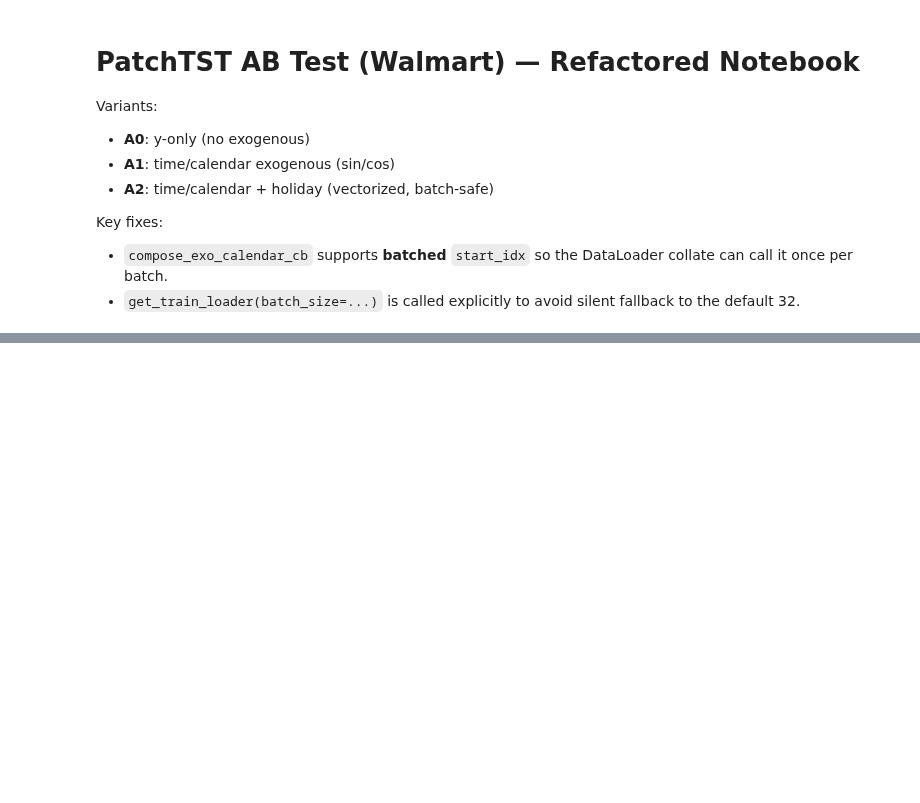
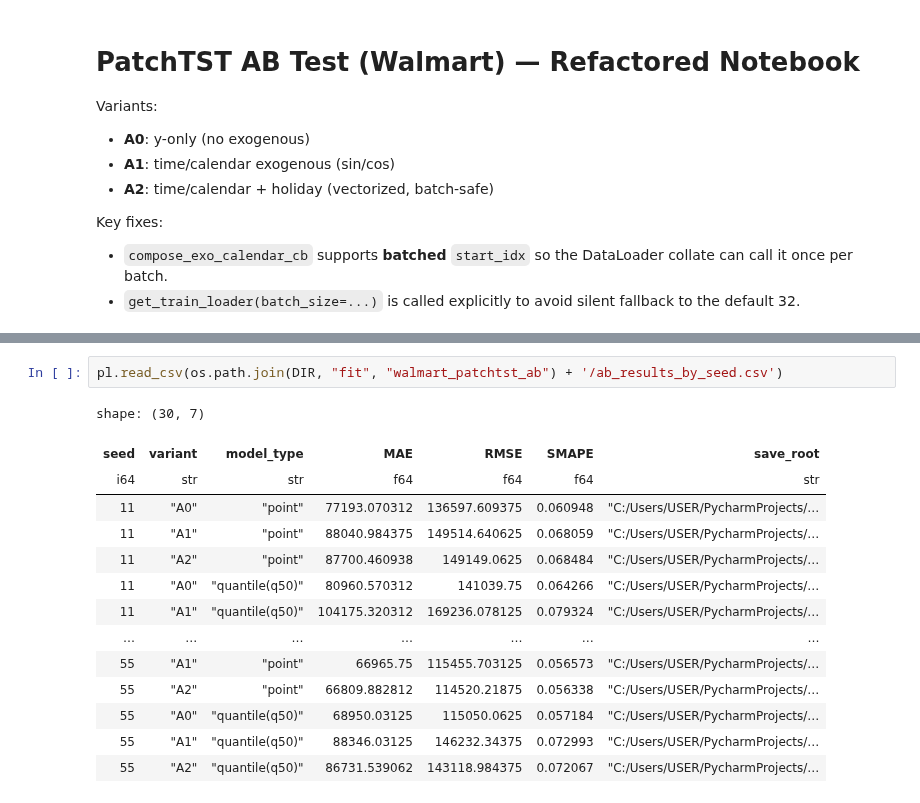
Before and after one commit to LeeKwanHyeong/ts_forecaster_lib, a Jupyter notebook: src/model_test/patchTST_AB_walmart.ipynb, the cells around one changed output, grey strips where cells are left out. Cells and saved outputs as stored; diff of their text form; blank space fills up the shorter version.

```diff
--- a/src/model_test/patchTST_AB_walmart.ipynb
+++ b/src/model_test/patchTST_AB_walmart.ipynb
@@ -591,0 +469,17 @@ def eval_on_loader_quantile(model, loader, device, prefer_q=0.5, future_exo_cb=N
+# %%
+pl.read_csv(os.path.join(DIR, "fit", "walmart_patchtst_ab") + '/ab_results_by_seed.csv')
+# %% [output]
+shape: (30, 7)
+| seed | variant | model_type | MAE | RMSE | SMAPE | save_root |
+| i64 | str | str | f64 | f64 | f64 | str |
+| 11 | "A0" | "point" | 77193.070312 | 136597.609375 | 0.060948 | "C:/Users/USER/PycharmProjects/… |
+| 11 | "A1" | "point" | 88040.984375 | 149514.640625 | 0.068059 | "C:/Users/USER/PycharmProjects/… |
+| 11 | "A2" | "point" | 87700.460938 | 149149.0625 | 0.068484 | "C:/Users/USER/PycharmProjects/… |
+| 11 | "A0" | "quantile(q50)" | 80960.570312 | 141039.75 | 0.064266 | "C:/Users/USER/PycharmProjects/… |
+| 11 | "A1" | "quantile(q50)" | 104175.320312 | 169236.078125 | 0.079324 | "C:/Users/USER/PycharmProjects/… |
+| … | … | … | … | … | … | … |
+| 55 | "A1" | "point" | 66965.75 | 115455.703125 | 0.056573 | "C:/Users/USER/PycharmProjects/… |
+| 55 | "A2" | "point" | 66809.882812 | 114520.21875 | 0.056338 | "C:/Users/USER/PycharmProjects/… |
+| 55 | "A0" | "quantile(q50)" | 68950.03125 | 115050.0625 | 0.057184 | "C:/Users/USER/PycharmProjects/… |
+| 55 | "A1" | "quantile(q50)" | 88346.03125 | 146232.34375 | 0.072993 | "C:/Users/USER/PycharmProjects/… |
+| 55 | "A2" | "quantile(q50)" | 86731.539062 | 143118.984375 | 0.072067 | "C:/Users/USER/PycharmProjects/… |
```
Also changed, not shown: parts of 16 cells of this notebook, 9 other files.
